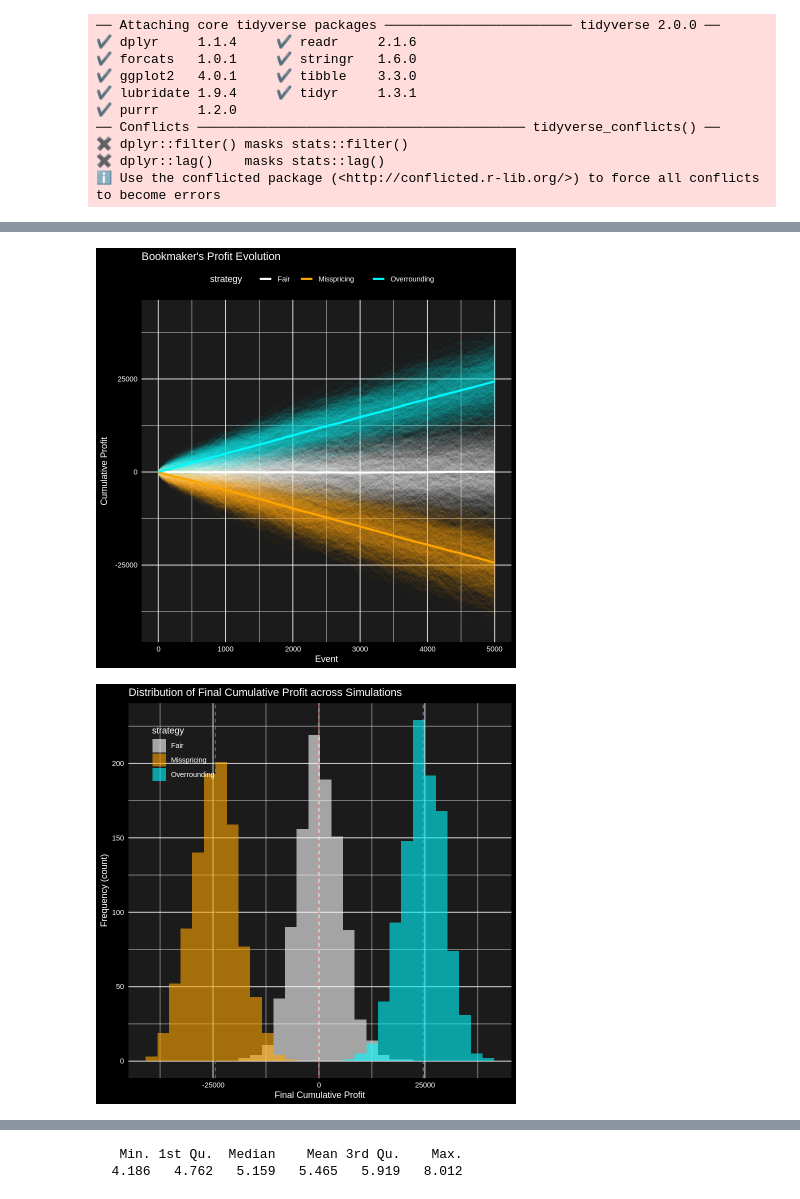
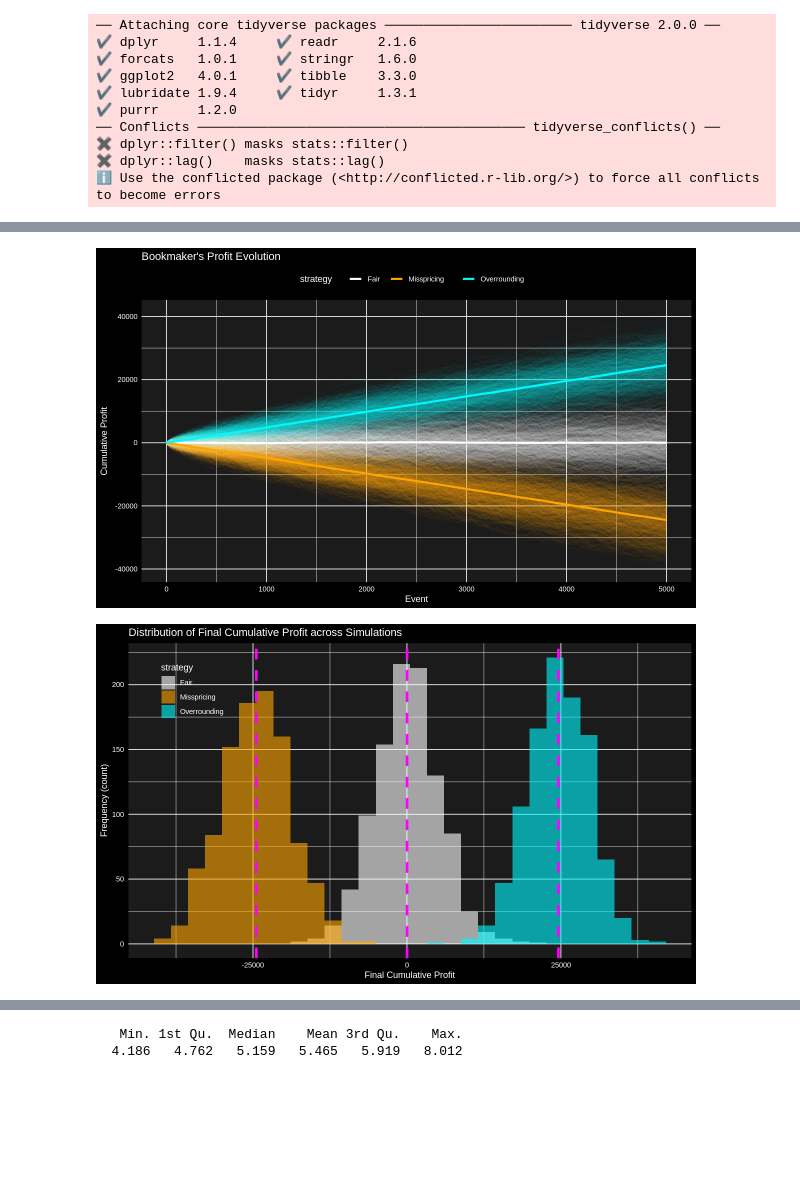
Before and after one commit to SYGACT/spbm-p1-overrounding, a Jupyter notebook: spbm-p1-overrounding_R.ipynb, the cells around one changed output, grey strips where cells are left out. Saved outputs shown, nothing was run; the diff lists cells and outputs as text; code cells hidden in the pictures; blank space fills up the shorter version.

```diff
--- a/spbm-p1-overrounding_R.ipynb
+++ b/spbm-p1-overrounding_R.ipynb
@@ -71,45 +76,47 @@ means <- df_all %>% group_by(strategy, event) %>% summarize(mean_cum = mean(cump
 # %%
 # Plot cumulative profit evolution (many faint sims + bold mean)
+# Set wider plotting area for Jupyter/IRkernel
+options(repr.plot.width=10, repr.plot.height=6)
 cols <- c("Fair" = "white", "Misspricing" = "orange", "Overrounding" = "#00F9FD")
 
 ggplot() +
   geom_line(data = df_all, aes(x = event, y = cumprofit, group = interaction(strategy, sim), color = strategy),
             alpha = 0.03, size = 0.3) +
   geom_line(data = means, aes(x = event, y = mean_cum, color = strategy), size = 1.2) +
   scale_color_manual(values = cols) +
   labs(title = "Bookmaker's Profit Evolution", x = "Event", y = "Cumulative Profit") +
   theme_minimal() +
   theme(panel.background = element_rect(fill = "#1B1B1B", color = NA),
         plot.background  = element_rect(fill = "black", color = NA),
         text = element_text(color = "white"),
         axis.text = element_text(color = "white"),
         legend.position = "top")
 # %% [output]
-[figure, old version]
+[figure, new version]
 # %%
-# Distribution of final cumulative profit (counts) — matching colors & legend top-left
+# Distribution of final cumulative profit
 final_fair <- sims_fair[nrow(sims_fair), ]
 final_mis  <- sims_mis[nrow(sims_mis), ]
 final_ovr  <- sims_ovr[nrow(sims_ovr), ]
 
 df_final <- tibble(value = c(final_fair, final_mis, final_ovr),
-                   strategy = rep(c("Fair","Misspricing","Overrounding"), each = length(final_fair)))
+           strategy = rep(c("Fair","Misspricing","Overrounding"), each = length(final_fair)))
 
 ggplot(df_final, aes(x = value, fill = strategy)) +
   geom_histogram(position = "identity", alpha = 0.6, bins = 30, color = NA) +
   scale_fill_manual(values = cols) +
-  geom_vline(data = df_final %>% group_by(strategy) %>% summarize(x = mean(value)), aes(xintercept = x, color = strategy),
-             linetype = "dashed", show.legend = FALSE) +
+  geom_vline(data = df_final %>% group_by(strategy) %>% summarize(x = mean(value)),
+       aes(xintercept = x), color = "magenta", linetype = "dashed", size = 1.5, show.legend = FALSE) +
   labs(title = "Distribution of Final Cumulative Profit across Simulations", x = "Final Cumulative Profit", y = "Frequency (count)") +
   theme_minimal() +
   theme(panel.background = element_rect(fill = "#1B1B1B", color = NA),
-        plot.background  = element_rect(fill = "black", color = NA),
-        text = element_text(color = "white"),
-        axis.text = element_text(color = "white"),
-        legend.position = c(0.05, 0.95),
-        legend.justification = c(0,1))
+    plot.background  = element_rect(fill = "black", color = NA),
+    text = element_text(color = "white"),
+    axis.text = element_text(color = "white"),
+    legend.position = c(0.05, 0.95),
+    legend.justification = c(0,1))
 # %% [output]
-[figure, old version]
+[figure, new version]
 # %%
 # Load Wimbledon odds and compute overround
 url <- "https://raw.githubusercontent.com/SYGACT/spbm-p1-overrounding/refs/heads/main/wimbledon.csv"
```
Also changed, not shown: parts of 3 cells of this notebook, 2 other files.
